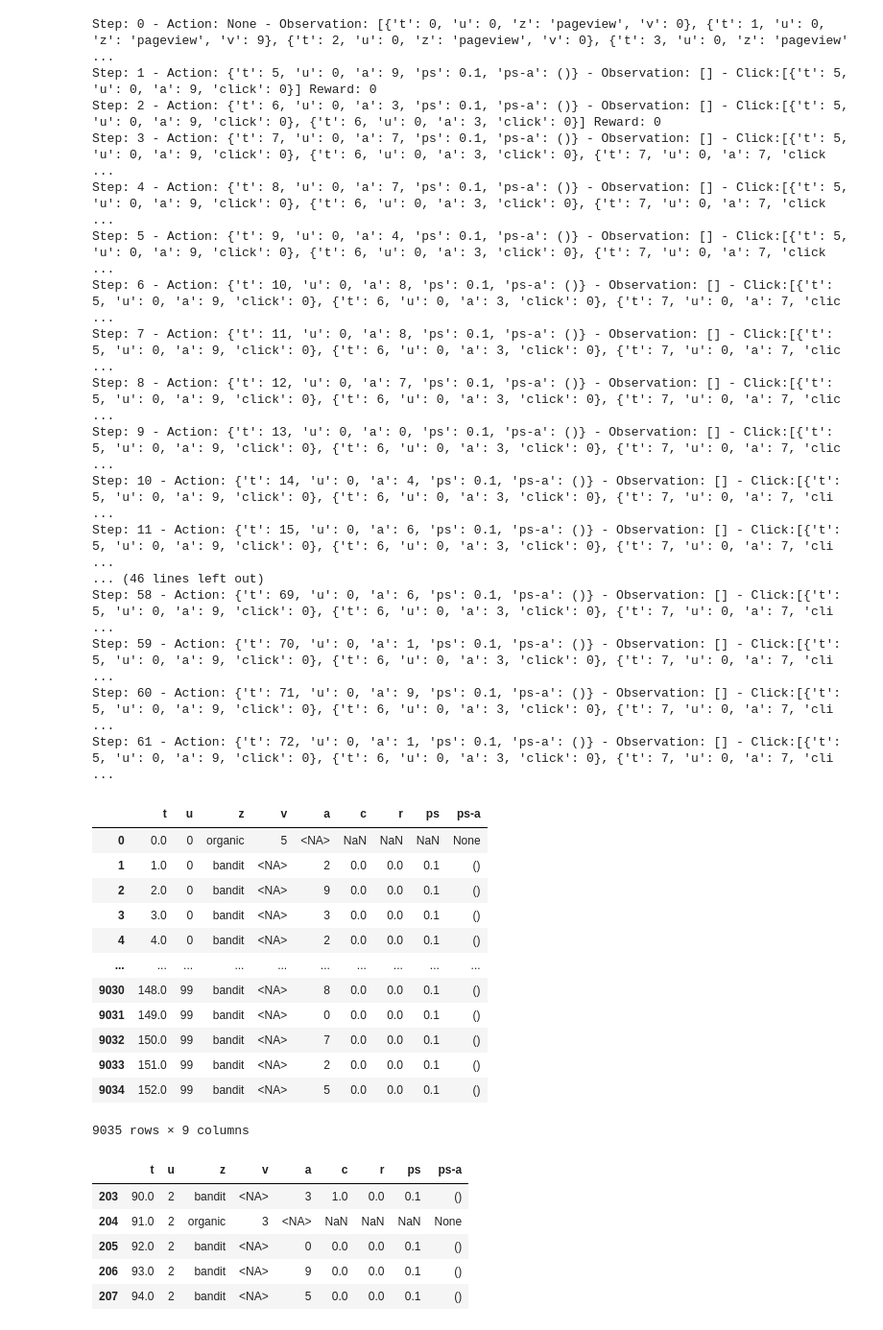
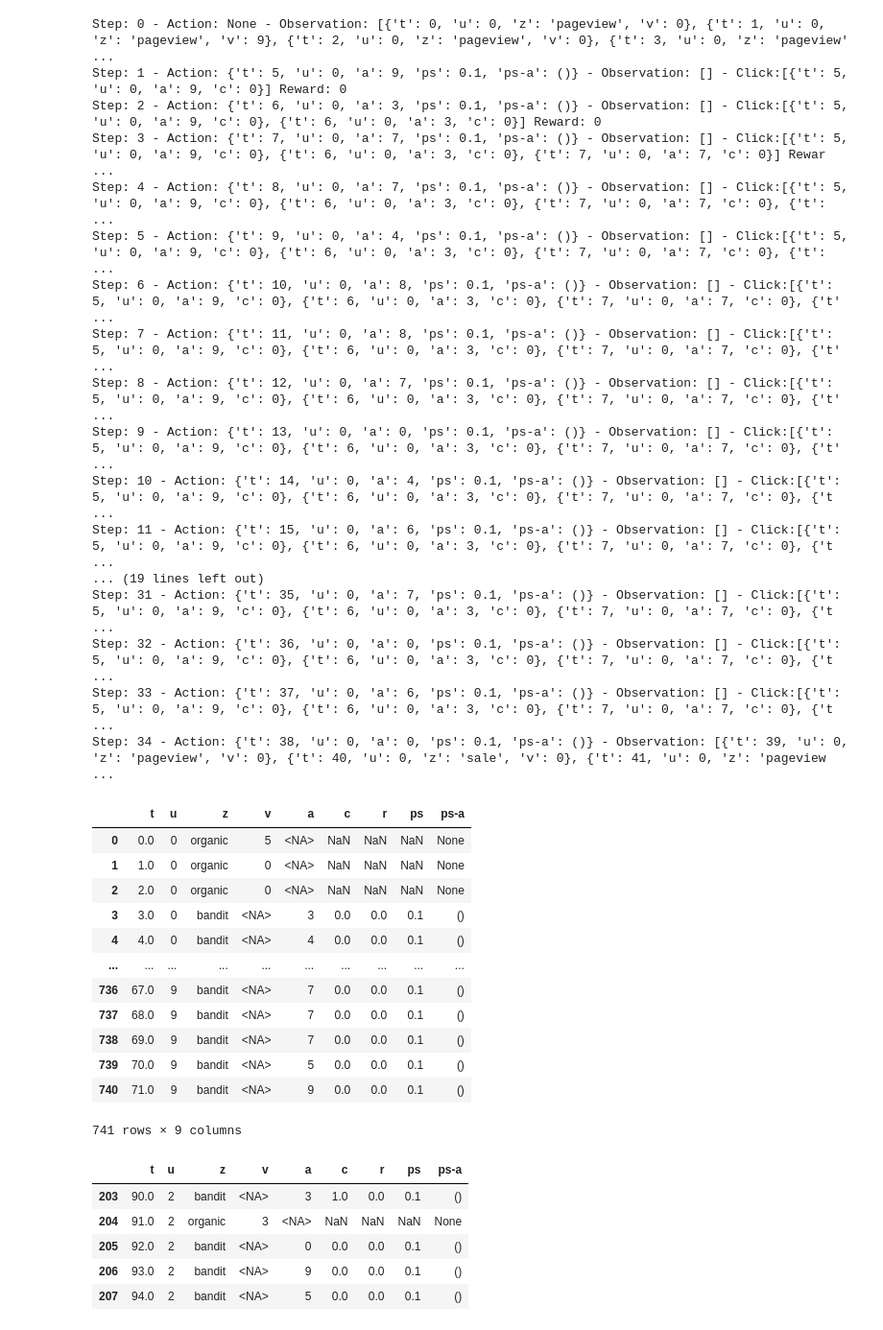
Before and after one commit to philomenec/reco-gym, a Jupyter notebook: 0. Stats.ipynb, the cells around one changed output. Shown at 96% size. Saved outputs shown, nothing was run; the diff lists cells and outputs as text; code cells hidden in the pictures.

```diff
--- a/0. Stats.ipynb
+++ b/0. Stats.ipynb
@@ -45,50 +45,50 @@ env.reset()
 done = False
 # Counting how many steps.
 i = 0
-observation, reward, done, info = None, 0, False, {'click':0}
+observation, reward, done, info = None, 0, False,{}
 
-while not done:
-# while (observation is None) or ((observation is not None) & (observation.click is None or observation.click['click'] != 1)):
+# while not done:
+while (observation is None) or ((observation is not None) & (len(observation.click)==0 or observation.click[len(observation.click)-1]['c'] != 1)):
     action, observation, reward, done, info = env.step_offline(observation, reward, done, info)
     print(f"Step: {i} - Action: {action} - Observation: {observation.sessions()} - Click:{observation.click} Reward: {reward}")
     i += 1
 # %% [output]
 Step: 0 - Action: None - Observation: [{'t': 0, 'u': 0, 'z': 'pageview', 'v': 0}, {'t': 1, 'u': 0, 'z': 'pageview', 'v': 9}, {'t': 2, 'u': 0, 'z': 'pageview', 'v': 0}, {'t': 3, 'u': 0, 'z': 'pageview' ...
-Step: 1 - Action: {'t': 5, 'u': 0, 'a': 9, 'ps': 0.1, 'ps-a': ()} - Observation: [] - Click:[{'t': 5, 'u': 0, 'a': 9, 'click': 0}] Reward: 0
-Step: 2 - Action: {'t': 6, 'u': 0, 'a': 3, 'ps': 0.1, 'ps-a': ()} - Observation: [] - Click:[{'t': 5, 'u': 0, 'a': 9, 'click': 0}, {'t': 6, 'u': 0, 'a': 3, 'click': 0}] Reward: 0
-Step: 3 - Action: {'t': 7, 'u': 0, 'a': 7, 'ps': 0.1, 'ps-a': ()} - Observation: [] - Click:[{'t': 5, 'u': 0, 'a': 9, 'click': 0}, {'t': 6, 'u': 0, 'a': 3, 'click': 0}, {'t': 7, 'u': 0, 'a': 7, 'click ...
-Step: 4 - Action: {'t': 8, 'u': 0, 'a': 7, 'ps': 0.1, 'ps-a': ()} - Observation: [] - Click:[{'t': 5, 'u': 0, 'a': 9, 'click': 0}, {'t': 6, 'u': 0, 'a': 3, 'click': 0}, {'t': 7, 'u': 0, 'a': 7, 'click ...
-Step: 5 - Action: {'t': 9, 'u': 0, 'a': 4, 'ps': 0.1, 'ps-a': ()} - Observation: [] - Click:[{'t': 5, 'u': 0, 'a': 9, 'click': 0}, {'t': 6, 'u': 0, 'a': 3, 'click': 0}, {'t': 7, 'u': 0, 'a': 7, 'click ...
-Step: 6 - Action: {'t': 10, 'u': 0, 'a': 8, 'ps': 0.1, 'ps-a': ()} - Observation: [] - Click:[{'t': 5, 'u': 0, 'a': 9, 'click': 0}, {'t': 6, 'u': 0, 'a': 3, 'click': 0}, {'t': 7, 'u': 0, 'a': 7, 'clic ...
-Step: 7 - Action: {'t': 11, 'u': 0, 'a': 8, 'ps': 0.1, 'ps-a': ()} - Observation: [] - Click:[{'t': 5, 'u': 0, 'a': 9, 'click': 0}, {'t': 6, 'u': 0, 'a': 3, 'click': 0}, {'t': 7, 'u': 0, 'a': 7, 'clic ...
-Step: 8 - Action: {'t': 12, 'u': 0, 'a': 7, 'ps': 0.1, 'ps-a': ()} - Observation: [] - Click:[{'t': 5, 'u': 0, 'a': 9, 'click': 0}, {'t': 6, 'u': 0, 'a': 3, 'click': 0}, {'t': 7, 'u': 0, 'a': 7, 'clic ...
-Step: 9 - Action: {'t': 13, 'u': 0, 'a': 0, 'ps': 0.1, 'ps-a': ()} - Observation: [] - Click:[{'t': 5, 'u': 0, 'a': 9, 'click': 0}, {'t': 6, 'u': 0, 'a': 3, 'click': 0}, {'t': 7, 'u': 0, 'a': 7, 'clic ...
-Step: 10 - Action: {'t': 14, 'u': 0, 'a': 4, 'ps': 0.1, 'ps-a': ()} - Observation: [] - Click:[{'t': 5, 'u': 0, 'a': 9, 'click': 0}, {'t': 6, 'u': 0, 'a': 3, 'click': 0}, {'t': 7, 'u': 0, 'a': 7, 'cli ...
-Step: 11 - Action: {'t': 15, 'u': 0, 'a': 6, 'ps': 0.1, 'ps-a': ()} - Observation: [] - Click:[{'t': 5, 'u': 0, 'a': 9, 'click': 0}, {'t': 6, 'u': 0, 'a': 3, 'click': 0}, {'t': 7, 'u': 0, 'a': 7, 'cli ...
-... (46 lines left out)
-Step: 58 - Action: {'t': 69, 'u': 0, 'a': 6, 'ps': 0.1, 'ps-a': ()} - Observation: [] - Click:[{'t': 5, 'u': 0, 'a': 9, 'click': 0}, {'t': 6, 'u': 0, 'a': 3, 'click': 0}, {'t': 7, 'u': 0, 'a': 7, 'cli ...
-Step: 59 - Action: {'t': 70, 'u': 0, 'a': 1, 'ps': 0.1, 'ps-a': ()} - Observation: [] - Click:[{'t': 5, 'u': 0, 'a': 9, 'click': 0}, {'t': 6, 'u': 0, 'a': 3, 'click': 0}, {'t': 7, 'u': 0, 'a': 7, 'cli ...
-Step: 60 - Action: {'t': 71, 'u': 0, 'a': 9, 'ps': 0.1, 'ps-a': ()} - Observation: [] - Click:[{'t': 5, 'u': 0, 'a': 9, 'click': 0}, {'t': 6, 'u': 0, 'a': 3, 'click': 0}, {'t': 7, 'u': 0, 'a': 7, 'cli ...
-Step: 61 - Action: {'t': 72, 'u': 0, 'a': 1, 'ps': 0.1, 'ps-a': ()} - Observation: [] - Click:[{'t': 5, 'u': 0, 'a': 9, 'click': 0}, {'t': 6, 'u': 0, 'a': 3, 'click': 0}, {'t': 7, 'u': 0, 'a': 7, 'cli ...
+Step: 1 - Action: {'t': 5, 'u': 0, 'a': 9, 'ps': 0.1, 'ps-a': ()} - Observation: [] - Click:[{'t': 5, 'u': 0, 'a': 9, 'c': 0}] Reward: 0
+Step: 2 - Action: {'t': 6, 'u': 0, 'a': 3, 'ps': 0.1, 'ps-a': ()} - Observation: [] - Click:[{'t': 5, 'u': 0, 'a': 9, 'c': 0}, {'t': 6, 'u': 0, 'a': 3, 'c': 0}] Reward: 0
+Step: 3 - Action: {'t': 7, 'u': 0, 'a': 7, 'ps': 0.1, 'ps-a': ()} - Observation: [] - Click:[{'t': 5, 'u': 0, 'a': 9, 'c': 0}, {'t': 6, 'u': 0, 'a': 3, 'c': 0}, {'t': 7, 'u': 0, 'a': 7, 'c': 0}] Rewar ...
+Step: 4 - Action: {'t': 8, 'u': 0, 'a': 7, 'ps': 0.1, 'ps-a': ()} - Observation: [] - Click:[{'t': 5, 'u': 0, 'a': 9, 'c': 0}, {'t': 6, 'u': 0, 'a': 3, 'c': 0}, {'t': 7, 'u': 0, 'a': 7, 'c': 0}, {'t': ...
+Step: 5 - Action: {'t': 9, 'u': 0, 'a': 4, 'ps': 0.1, 'ps-a': ()} - Observation: [] - Click:[{'t': 5, 'u': 0, 'a': 9, 'c': 0}, {'t': 6, 'u': 0, 'a': 3, 'c': 0}, {'t': 7, 'u': 0, 'a': 7, 'c': 0}, {'t': ...
+Step: 6 - Action: {'t': 10, 'u': 0, 'a': 8, 'ps': 0.1, 'ps-a': ()} - Observation: [] - Click:[{'t': 5, 'u': 0, 'a': 9, 'c': 0}, {'t': 6, 'u': 0, 'a': 3, 'c': 0}, {'t': 7, 'u': 0, 'a': 7, 'c': 0}, {'t' ...
+Step: 7 - Action: {'t': 11, 'u': 0, 'a': 8, 'ps': 0.1, 'ps-a': ()} - Observation: [] - Click:[{'t': 5, 'u': 0, 'a': 9, 'c': 0}, {'t': 6, 'u': 0, 'a': 3, 'c': 0}, {'t': 7, 'u': 0, 'a': 7, 'c': 0}, {'t' ...
+Step: 8 - Action: {'t': 12, 'u': 0, 'a': 7, 'ps': 0.1, 'ps-a': ()} - Observation: [] - Click:[{'t': 5, 'u': 0, 'a': 9, 'c': 0}, {'t': 6, 'u': 0, 'a': 3, 'c': 0}, {'t': 7, 'u': 0, 'a': 7, 'c': 0}, {'t' ...
+Step: 9 - Action: {'t': 13, 'u': 0, 'a': 0, 'ps': 0.1, 'ps-a': ()} - Observation: [] - Click:[{'t': 5, 'u': 0, 'a': 9, 'c': 0}, {'t': 6, 'u': 0, 'a': 3, 'c': 0}, {'t': 7, 'u': 0, 'a': 7, 'c': 0}, {'t' ...
+Step: 10 - Action: {'t': 14, 'u': 0, 'a': 4, 'ps': 0.1, 'ps-a': ()} - Observation: [] - Click:[{'t': 5, 'u': 0, 'a': 9, 'c': 0}, {'t': 6, 'u': 0, 'a': 3, 'c': 0}, {'t': 7, 'u': 0, 'a': 7, 'c': 0}, {'t ...
+Step: 11 - Action: {'t': 15, 'u': 0, 'a': 6, 'ps': 0.1, 'ps-a': ()} - Observation: [] - Click:[{'t': 5, 'u': 0, 'a': 9, 'c': 0}, {'t': 6, 'u': 0, 'a': 3, 'c': 0}, {'t': 7, 'u': 0, 'a': 7, 'c': 0}, {'t ...
+... (19 lines left out)
+Step: 31 - Action: {'t': 35, 'u': 0, 'a': 7, 'ps': 0.1, 'ps-a': ()} - Observation: [] - Click:[{'t': 5, 'u': 0, 'a': 9, 'c': 0}, {'t': 6, 'u': 0, 'a': 3, 'c': 0}, {'t': 7, 'u': 0, 'a': 7, 'c': 0}, {'t ...
+Step: 32 - Action: {'t': 36, 'u': 0, 'a': 0, 'ps': 0.1, 'ps-a': ()} - Observation: [] - Click:[{'t': 5, 'u': 0, 'a': 9, 'c': 0}, {'t': 6, 'u': 0, 'a': 3, 'c': 0}, {'t': 7, 'u': 0, 'a': 7, 'c': 0}, {'t ...
+Step: 33 - Action: {'t': 37, 'u': 0, 'a': 6, 'ps': 0.1, 'ps-a': ()} - Observation: [] - Click:[{'t': 5, 'u': 0, 'a': 9, 'c': 0}, {'t': 6, 'u': 0, 'a': 3, 'c': 0}, {'t': 7, 'u': 0, 'a': 7, 'c': 0}, {'t ...
+Step: 34 - Action: {'t': 38, 'u': 0, 'a': 0, 'ps': 0.1, 'ps-a': ()} - Observation: [{'t': 39, 'u': 0, 'z': 'pageview', 'v': 0}, {'t': 40, 'u': 0, 'z': 'sale', 'v': 0}, {'t': 41, 'u': 0, 'z': 'pageview ...
 # %%
-num_users = 100
+num_users = 10
 data = deepcopy(env).generate_logs(num_users)
 display(data)
-data.to_csv("generate_logs_test.csv")
+# data.to_csv("generate_logs_test.csv")
 # %% [output]
 |  | t | u | z | v | a | c | r | ps | ps-a |
 | 0 | 0.0 | 0 | organic | 5 | <NA> | NaN | NaN | NaN | None |
-| 1 | 1.0 | 0 | bandit | <NA> | 2 | 0.0 | 0.0 | 0.1 | () |
-| 2 | 2.0 | 0 | bandit | <NA> | 9 | 0.0 | 0.0 | 0.1 | () |
+| 1 | 1.0 | 0 | organic | 0 | <NA> | NaN | NaN | NaN | None |
+| 2 | 2.0 | 0 | organic | 0 | <NA> | NaN | NaN | NaN | None |
 | 3 | 3.0 | 0 | bandit | <NA> | 3 | 0.0 | 0.0 | 0.1 | () |
-| 4 | 4.0 | 0 | bandit | <NA> | 2 | 0.0 | 0.0 | 0.1 | () |
+| 4 | 4.0 | 0 | bandit | <NA> | 4 | 0.0 | 0.0 | 0.1 | () |
 | ... | ... | ... | ... | ... | ... | ... | ... | ... | ... |
-| 9030 | 148.0 | 99 | bandit | <NA> | 8 | 0.0 | 0.0 | 0.1 | () |
-| 9031 | 149.0 | 99 | bandit | <NA> | 0 | 0.0 | 0.0 | 0.1 | () |
-| 9032 | 150.0 | 99 | bandit | <NA> | 7 | 0.0 | 0.0 | 0.1 | () |
-| 9033 | 151.0 | 99 | bandit | <NA> | 2 | 0.0 | 0.0 | 0.1 | () |
-| 9034 | 152.0 | 99 | bandit | <NA> | 5 | 0.0 | 0.0 | 0.1 | () |
+| 736 | 67.0 | 9 | bandit | <NA> | 7 | 0.0 | 0.0 | 0.1 | () |
+| 737 | 68.0 | 9 | bandit | <NA> | 7 | 0.0 | 0.0 | 0.1 | () |
+| 738 | 69.0 | 9 | bandit | <NA> | 7 | 0.0 | 0.0 | 0.1 | () |
+| 739 | 70.0 | 9 | bandit | <NA> | 5 | 0.0 | 0.0 | 0.1 | () |
+| 740 | 71.0 | 9 | bandit | <NA> | 9 | 0.0 | 0.0 | 0.1 | () |
-9035 rows × 9 columns
+741 rows × 9 columns
 # %%
 assert sorted(list(data["v"][data["v"]>=0].unique())) == list(range(num_products))
 assert sorted(list(data[data["c"]==1]["a"].unique())) == list(range(num_products))
```
Also changed, not shown: 8 other files.
